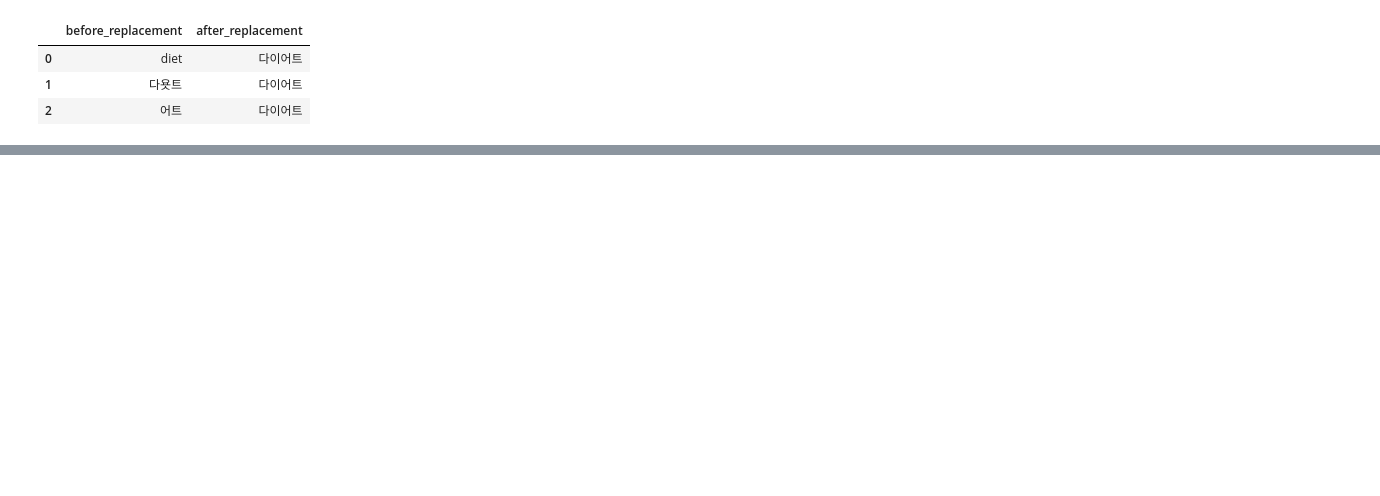
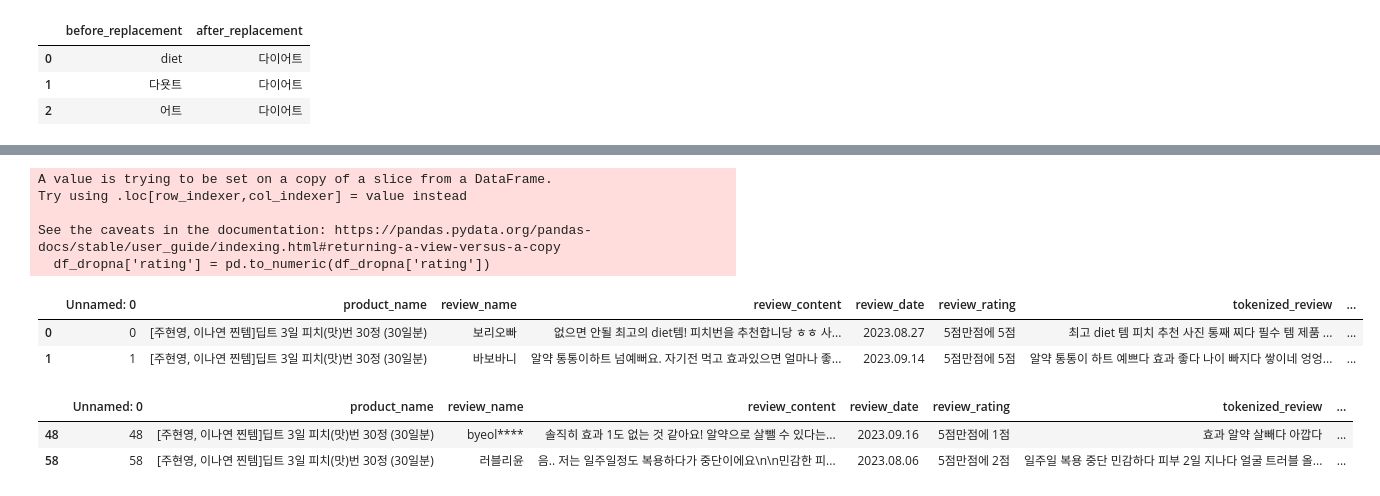
Before and after one commit to angelamyungjoosong/project_supplements_data_analytics, a Jupyter notebook: codes/Preprocessing_GB.ipynb, the cells around one changed output, grey strips where cells are left out. Cells and saved outputs as stored; diff of their text form; code cells hidden in the pictures; blank space fills up the shorter version.

```diff
--- a/codes/Preprocessing_GB.ipynb
+++ b/codes/Preprocessing_GB.ipynb
@@ -288,9 +304,9 @@ def replace_word(tokenized_review):
         try:
           # 치환할 단어가 있는 경우에만 데이터 치환 수행
           if df_replace_list['before_replacement'][i] in tokenized_review:
-            replaced_review = tokenized_review.replace(df_replace_list['before_replacement'][i], df_replace_list['after_replacement'][i])
+            tokenized_review = tokenized_review.replace(df_replace_list['before_replacement'][i], df_replace_list['after_replacement'][i])
         except Exception as e:
             print(f"Error 발생 / 에러명: {e}")
-    return replaced_review
+    return tokenized_review
 # %%
 ## 확인용
@@ -326,0 +343,9 @@ See the caveats in the documentation: https://pandas.pydata.org/pandas-docs/stab
+# %%
+##  'rating' 열을 숫자로 변환
+df_dropna['rating'] = pd.to_numeric(df_dropna['rating'])
+# %% [output]
+A value is trying to be set on a copy of a slice from a DataFrame.
+Try using .loc[row_indexer,col_indexer] = value instead
+
+See the caveats in the documentation: https://pandas.pydata.org/pandas-docs/stable/user_guide/indexing.html#returning-a-view-versus-a-copy
+  df_dropna['rating'] = pd.to_numeric(df_dropna['rating'])
@@ -326,0 +358,12 @@ See the caveats in the documentation: https://pandas.pydata.org/pandas-docs/stab
+# %%
+df_review_positive[:2]
+# %% [output]
+|  | Unnamed: 0 | product_name | review_name | review_content | review_date | review_rating | tokenized_review | ... |
+| 0 | 0 | [주현영, 이나연 찐템]딥트 3일 피치(맛)번 30정 (30일분) | 보리오빠 | 없으면 안될 최고의 diet템! 피치번을 추천합니당 ㅎㅎ 사... | 2023.08.27 | 5점만점에 5점 | 최고 diet 템 피치 추천 사진 통째 찌다 필수 템 제품 ... | ... |
+| 1 | 1 | [주현영, 이나연 찐템]딥트 3일 피치(맛)번 30정 (30일분) | 바보바니 | 알약 통통이하트 넘예뻐요. 자기전 먹고 효과있으면 얼마나 좋... | 2023.09.14 | 5점만점에 5점 | 알약 통통이 하트 예쁘다 효과 좋다 나이 빠지다 쌓이네 엉엉... | ... |
+# %%
+df_review_negative[:2]
+# %% [output]
+|  | Unnamed: 0 | product_name | review_name | review_content | review_date | review_rating | tokenized_review | ... |
+| 48 | 48 | [주현영, 이나연 찐템]딥트 3일 피치(맛)번 30정 (30일분) | byeol**** | 솔직히 효과 1도 없는 것 같아요! 알약으로 살뺄 수 있다는... | 2023.09.16 | 5점만점에 1점 | 효과 알약 살빼다 아깝다 | ... |
+| 58 | 58 | [주현영, 이나연 찐템]딥트 3일 피치(맛)번 30정 (30일분) | 러블리윤 | 음.. 저는 일주일정도 복용하다가 중단이에요\n\n민감한 피... | 2023.08.06 | 5점만점에 2점 | 일주일 복용 중단 민감하다 피부 2일 지나다 얼굴 트러블 올... | ... |
```
Also changed, not shown: parts of 32 cells of this notebook, 3 other files.
